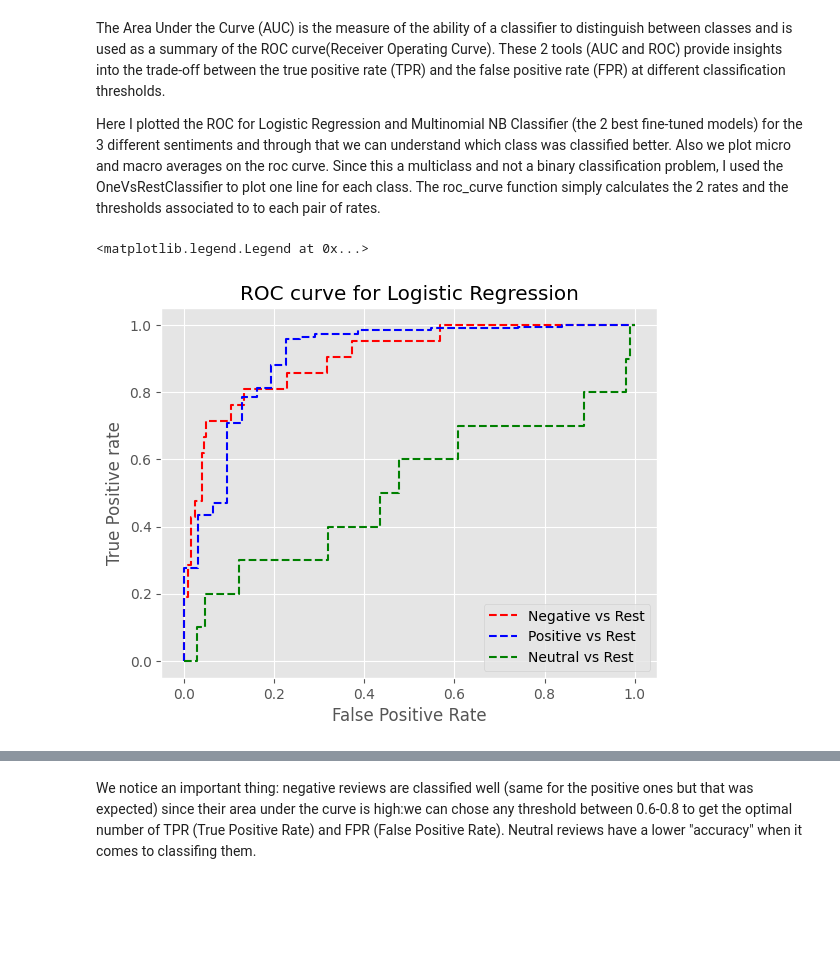
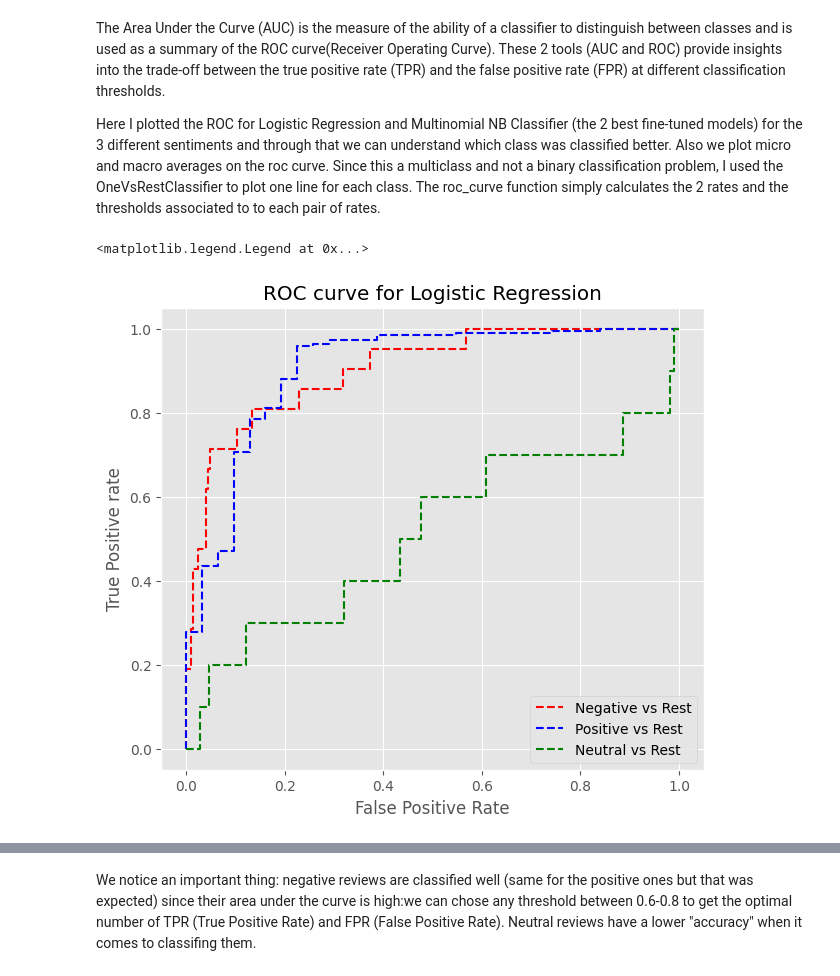
Before and after one commit to DavidAlexanderMoe/Sentiment-Analysis-and-Web-Scraping, a Jupyter notebook: Scripts/Analysis/4. Model Selection and Evaluation.ipynb, the cells around one changed output, grey strips where cells are left out. Drawn from its saved outputs; the diff is of its cells as text; code cells hidden in the pictures; blank space fills up the shorter version.

Commit message:
Modeling

```diff
--- a/Scripts/Analysis/4. Model Selection and Evaluation.ipynb
+++ b/Scripts/Analysis/4. Model Selection and Evaluation.ipynb
@@ -55,7 +55,7 @@ y = data['Target']
 crossval_dict = {0: 'Naive Bayes',
                 1: 'Multinomial Naive Bayes',
                 2: 'Logistic Regression',
-                3: 'SVC',
+                3: 'Support Vector Classifier',
                 4: 'Decision Tree',
                 5: 'Random Forest',
                 6: 'XGBoost',
@@ -64,6 +64,6 @@ crossval_models=[NB, MNB, LR, SV, DT, RF, XGB, KNN]
 
 # iterate over all the models computing the general accuracy on all the data
 for i, model in enumerate(crossval_models):
-    print(f'{crossval_dict[i]} Trial Accuracy: {cross_val_score(model, X, y, cv=10, scoring ='accuracy').mean()}')
+    print(f"{crossval_dict[i]} Trial Accuracy: {cross_val_score(model,X,y,cv=5,scoring='accuracy').mean()}")
     # print("{} Trial Accuracy: {}".format(crossval_dict[i], cross_val_score(model, X, y, cv=10, scoring ='accuracy').mean()))
 # %% [output]
@@ -184,7 +182,7 @@ def hypertuning(classifier, param_grid, metric='accuracy', verbose_value=1):
     model = RandomizedSearchCV(
             estimator = classifier,
             param_distributions = param_grid,
-            n_iter = 10,
+            n_iter = 20,
             scoring = metric,
             n_jobs = -1,
             cv = cv_method,
@@ -638,29 +637,30 @@ Here I plotted the ROC for Logistic Regression and Multinomial NB Classifier (th
 # %%
 # fit model
 clf = OneVsRestClassifier(best_LR)
 clf.fit(X_train, y_train)
 pred = clf.predict(X_test)
 pred_prob = clf.predict_proba(X_test)       #predict the probabilities of each class label
 
 # roc curve for the 3 classes
 fpr = {}
 tpr = {}
 thresh ={}
 n_class = 3
 for i in range(n_class):
     fpr[i], tpr[i], thresh[i] = roc_curve(y_test, pred_prob[:,i], pos_label=i)
 
 # plot
+plt.figure(figsize=(7,6))
 plt.plot(fpr[0], tpr[0], linestyle='--',color='red', label='Negative vs Rest')
 plt.plot(fpr[2], tpr[2], linestyle='--',color='blue', label='Positive vs Rest')
 plt.plot(fpr[1], tpr[1], linestyle='--',color='green', label='Neutral vs Rest')
 plt.title('ROC curve for Logistic Regression')
 plt.xlabel('False Positive Rate')
 plt.ylabel('True Positive rate')
 plt.legend()
 # %% [output]
 <matplotlib.legend.Legend at 0x...>
-[figure, old version]
+[figure, new version]
 # %%
 clf = OneVsRestClassifier(best_MNB)
 clf.fit(X_train, y_train)
```
Also changed, not shown: parts of 23 cells of this notebook.
